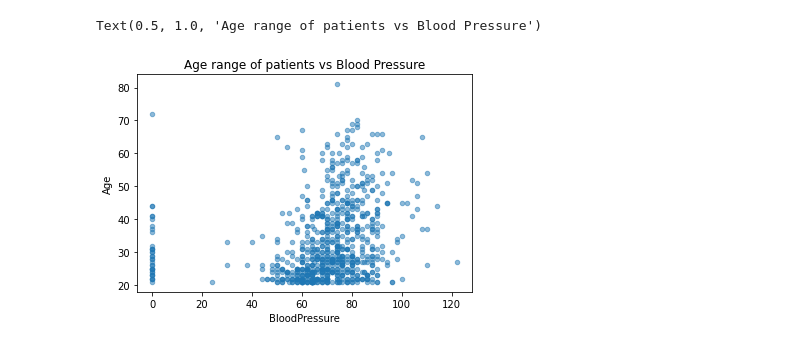
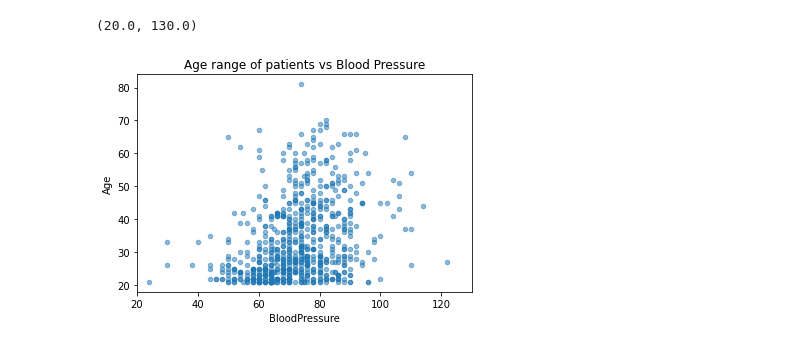
Before and after one commit to GokoshiJr/intro_machine_learning, a Jupyter notebook: intro.ipynb, the cells around one changed output. Saved outputs shown, nothing was run; the diff lists cells and outputs as text; code cells hidden in the pictures.

Commit message:
Update age range of patients plot

```diff
--- a/intro.ipynb
+++ b/intro.ipynb
@@ -1,23 +1,24 @@
 # %%
 import pandas as pd
 import matplotlib.pyplot as plt
-# read in your CSV
-data = pd.read_csv('./diabetes.csv')
 
-# get a sneak preview of the dataset
-data.head()
-data["Age"]
+data = pd.read_csv('./data/diabetes.csv') # read in your CSV
+
+data.head() # get a sneak preview of the dataset
+
+data["Age"] # age feature
 data["Age"].shape # cantidad de registros
-data[["Age", "Insulin"]]
+data[["Age", "Insulin"]] # age and insulin feature
 
 data.dtypes # muestra el tipo de representacion de los datos
 
-# los histogramas son generalmente buenos para obtener una distribucion
+# los histogramas son generalmente buenos para obtener una distribucion de un feature
 # en cambio para casos mas avanzados de multiples distribuciones,los graficos de dispersion
-# extraordinariamente buenos para encontrar relaciones multidimensionales
+# extraordinariamente buenos para encontrar relaciones multidimensionales (entre dos features)
 ax = data.plot.scatter(x="BloodPressure", y="Age", alpha=0.5)
 ax.set_title("Age range of patients vs Blood Pressure")
+ax.set_xlim([20,130])
 # %% [output]
-Text(0.5, 1.0, 'Age range of patients vs Blood Pressure')
+(20.0, 130.0)
-[figure, old version]
+[figure, new version]
 # %%
```
Also changed, not shown: parts of 2 cells of this notebook.
